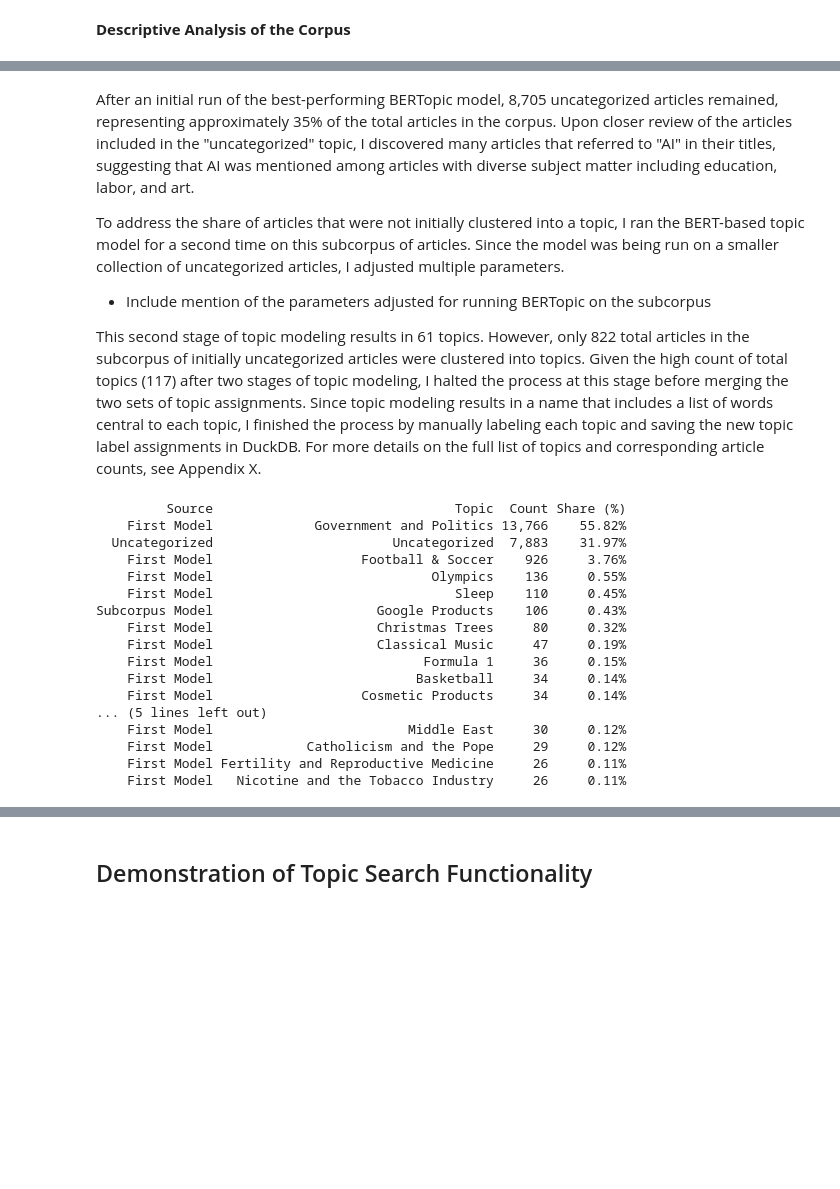
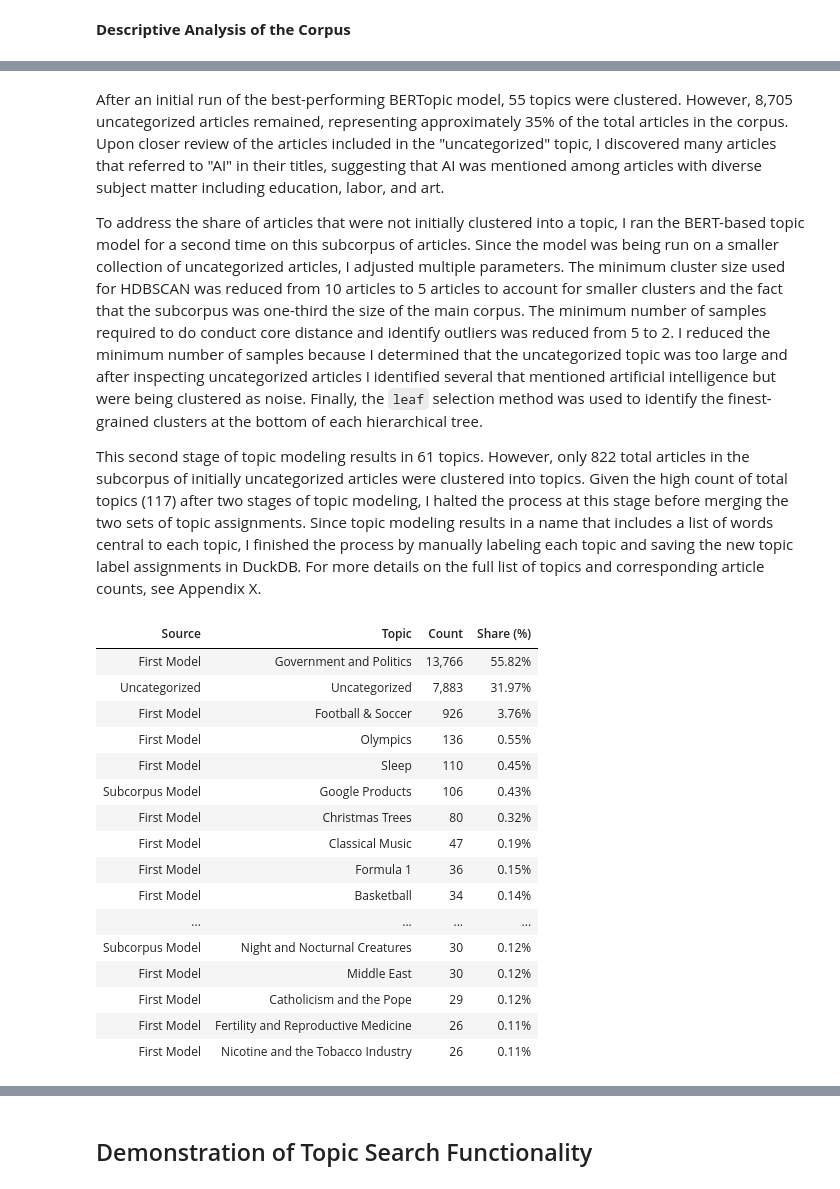
Before and after one commit to PeterdeGuzman/RAGuardianNews, a Jupyter notebook: FinalReport.ipynb, the cells around one changed output, grey strips where cells are left out. Cells and saved outputs as stored; diff of their text form; code cells hidden in the pictures; blank space fills up the shorter version.

Commit message:
updating topic modeling

```diff
--- a/FinalReport.ipynb
+++ b/FinalReport.ipynb
@@ -208,8 +202,7 @@ Results:
 # %% [markdown]
-After an initial run of the best-performing BERTopic model, 8,705 uncategorized articles remained, representing approximately 35% of the total articles in the corpus. Upon closer review of the articles included in the "uncategorized" topic, I discovered many articles that referred to "AI" in their titles, suggesting that AI was mentioned among articles with diverse subject matter including education, labor, and art.
+After an initial run of the best-performing BERTopic model, 55 topics were clustered. However, 8,705 uncategorized articles remained, representing approximately 35% of the total articles in the corpus. Upon closer review of the articles included in the "uncategorized" topic, I discovered many articles that referred to "AI" in their titles, suggesting that AI was mentioned among articles with diverse subject matter including education, labor, and art.
 
-To address the share of articles that were not initially clustered into a topic, I ran the BERT-based topic model for a second time on this subcorpus of articles. Since the model was being run on a smaller collection of uncategorized articles, I adjusted multiple parameters.
-- Include mention of the parameters adjusted for running BERTopic on the subcorpus
+To address the share of articles that were not initially clustered into a topic, I ran the BERT-based topic model for a second time on this subcorpus of articles. Since the model was being run on a smaller collection of uncategorized articles, I adjusted multiple parameters. The minimum cluster size used for HDBSCAN was reduced from 10 articles to 5 articles to account for smaller clusters and the fact that the subcorpus was one-third the size of the main corpus. The minimum number of samples required to do conduct core distance and identify outliers was reduced from 5 to 2. I reduced the minimum number of samples because I determined that the uncategorized topic was too large and after inspecting uncategorized articles I identified several that mentioned artificial intelligence but were being clustered as noise. Finally, the `leaf` selection method was used to identify the finest-grained clusters at the bottom of each hierarchical tree.
 
 This second stage of topic modeling results in 61 topics. However, only 822 total articles in the subcorpus of initially uncategorized articles were clustered into topics. Given the high count of total topics (117) after two stages of topic modeling, I halted the process at this stage before merging the two sets of topic assignments. Since topic modeling results in a name that includes a list of words central to each topic, I finished the process by manually labeling each topic and saving the new topic label assignments in DuckDB. For more details on the full list of topics and corresponding article counts, see Appendix X.
 # %%
@@ -235,49 +228,83 @@ df_topics_labelled["source"] = df_topics_labelled["source"].replace(
 )
 
 # ── aggregate counts ─────────────────────────────────────────────────────────
 topic_table = (
     df_topics_labelled.groupby(["source", "topic_label_clean"])
     .size()
     .reset_index(name="Count")
 )
 
 # ── GLOBAL share (NOT per source) ────────────────────────────────────────────
 total = topic_table["Count"].sum()
 
 topic_table["Share (%)"] = (topic_table["Count"] / total * 100).round(2)
 
 # ── sort globally by count ───────────────────────────────────────────────────
 topic_table = topic_table.sort_values("Count", ascending=False)
 topic_table = topic_table.head(20)
 topic_table = topic_table.rename(
     columns={
         "source": "Source",
         "topic_label_clean": "Topic",
         "Count": "Count",
         "Share (%)": "Share (%)",
     }
 )
 # ── formatting for display ────────────────────────────────────────────────────
 topic_table["Count"] = topic_table["Count"].apply(lambda x: f"{x:,}")
 topic_table["Share (%)"] = topic_table["Share (%)"].astype(str) + "%"
 
-print(topic_table.to_string(index=False))
+# print(topic_table.to_string(index=False))
+styled = topic_table.style.set_table_styles(
+    [
+        {
+            "selector": "table",
+            "props": [
+                ("border-collapse", "collapse"),
+                ("margin", "0 auto"),
+                ("font-size", "12pt"),
+            ],
+        },
+        {
+            "selector": "th",
+            "props": [
+                ("border-bottom", "1px solid black"),
+                ("text-align", "left"),
+                ("padding", "6px"),
+            ],
+        },
+        {
+            "selector": "td",
+            "props": [
+                ("padding", "6px"),
+            ],
+        },
+        {
+            "selector": "td:nth-child(2)",
+            "props": [
+                ("text-align", "right"),
+            ],
+        },
+    ]
+)
+styled = topic_table.style.hide(axis="index")
+styled  # print the table
 # %% [output]
-         Source                               Topic  Count Share (%)
-    First Model             Government and Politics 13,766    55.82%
-  Uncategorized                       Uncategorized  7,883    31.97%
-    First Model                   Football & Soccer    926     3.76%
-    First Model                            Olympics    136     0.55%
-    First Model                               Sleep    110     0.45%
-Subcorpus Model                     Google Products    106     0.43%
-    First Model                     Christmas Trees     80     0.32%
-    First Model                     Classical Music     47     0.19%
-    First Model                           Formula 1     36     0.15%
-    First Model                          Basketball     34     0.14%
-    First Model                   Cosmetic Products     34     0.14%
-... (5 lines left out)
-    First Model                         Middle East     30     0.12%
-    First Model            Catholicism and the Pope     29     0.12%
-    First Model Fertility and Reproductive Medicine     26     0.11%
-    First Model   Nicotine and the Tobacco Industry     26     0.11%
+| Source | Topic | Count | Share (%) |
+| First Model | Government and Politics | 13,766 | 55.82% |
+| Uncategorized | Uncategorized | 7,883 | 31.97% |
+| First Model | Football & Soccer | 926 | 3.76% |
+| First Model | Olympics | 136 | 0.55% |
+| First Model | Sleep | 110 | 0.45% |
+| Subcorpus Model | Google Products | 106 | 0.43% |
+| First Model | Christmas Trees | 80 | 0.32% |
+| First Model | Classical Music | 47 | 0.19% |
+| First Model | Formula 1 | 36 | 0.15% |
+| First Model | Basketball | 34 | 0.14% |
+| ... | ... | ... | ... |
+| Subcorpus Model | Night and Nocturnal Creatures | 30 | 0.12% |
+| First Model | Middle East | 30 | 0.12% |
+| First Model | Catholicism and the Pope | 29 | 0.12% |
+| First Model | Fertility and Reproductive Medicine | 26 | 0.11% |
+| First Model | Nicotine and the Tobacco Industry | 26 | 0.11% |
 # %% [markdown]
```
Also changed, not shown: parts of 26 cells of this notebook, 5 other files.
